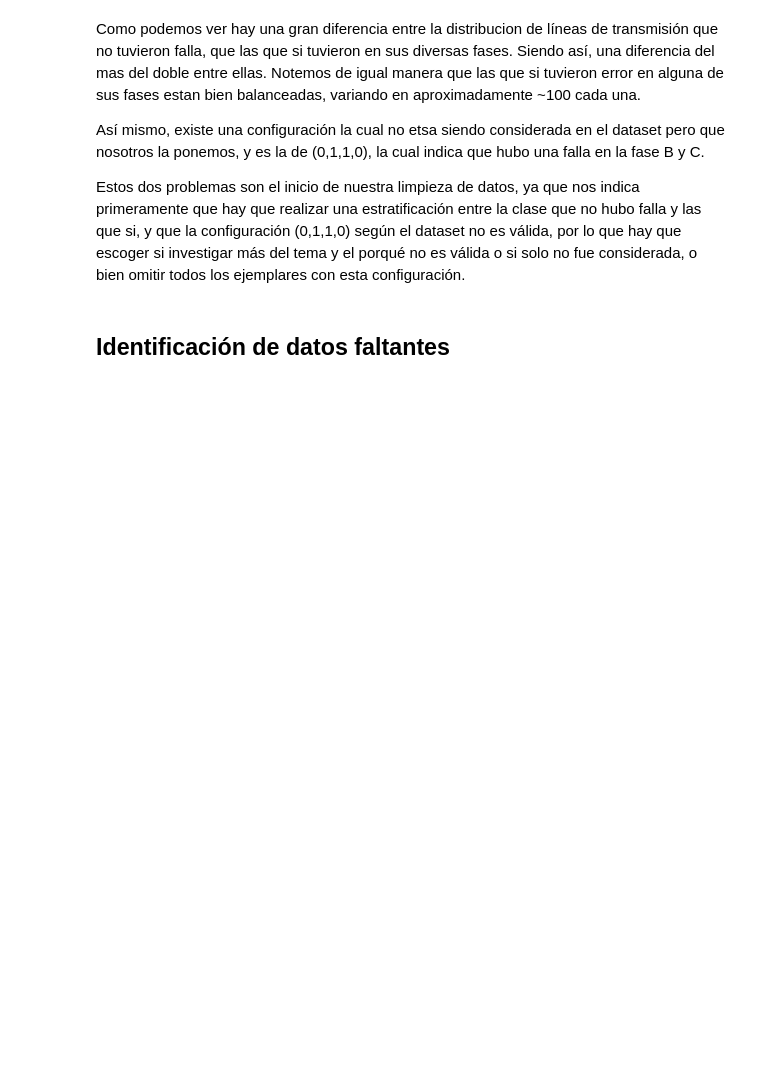
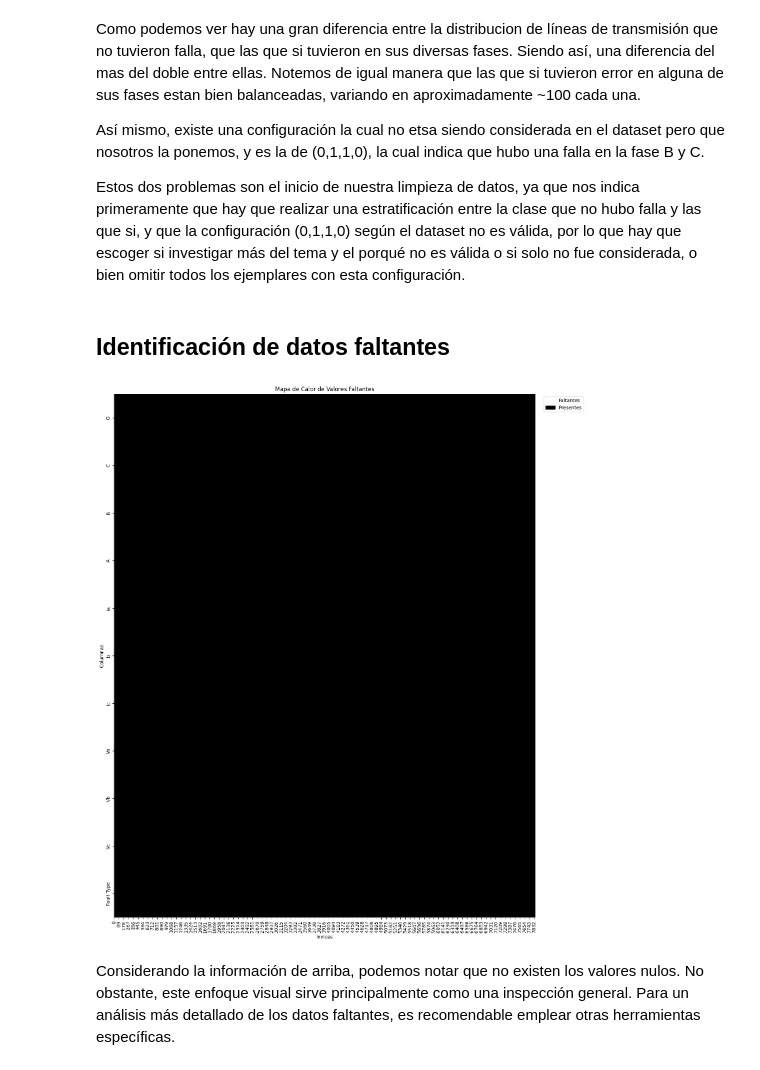
Before and after one commit to julian-rosas/red-neuronal-deteccion-fallas-energia, a Jupyter notebook: RedNeuronal.ipynb, the cells around one changed output. Saved outputs shown, nothing was run; the diff lists cells and outputs as text; code cells hidden in the pictures; blank space fills up the shorter version.

Commit message:
rango de columnas e identificacion de datos faltantes

```diff
--- a/RedNeuronal.ipynb
+++ b/RedNeuronal.ipynb
@@ -118,3 +118,25 @@ Así mismo, existe una configuración la cual no etsa siendo considerada en el d
 Estos dos problemas son el inicio de nuestra limpieza de datos, ya que nos indica primeramente que hay que realizar una estratificación entre la clase que no hubo falla y las que si, y que la configuración (0,1,1,0) según el dataset no es válida, por lo que hay que escoger si investigar más del tema y el porqué no es válida o si solo no fue considerada, o bien omitir todos los ejemplares con esta configuración.
 # %% [markdown]
 ## Identificación de datos faltantes
+# %%
+import matplotlib.patches as mpatches
+
+# Mapa de calor invertido con todas las columnas y leyenda
+plt.figure(figsize=(16, 20))
+sns.heatmap(df.isnull().transpose(), cbar=False, cmap="binary_r", yticklabels=True)
+plt.title("Mapa de Calor de Valores Faltantes")
+plt.xlabel("Índices")
+plt.ylabel("Columnas")
+
+# Añadir leyenda
+legend_labels = [
+    mpatches.Patch(color="white", label="Faltantes"),
+    mpatches.Patch(color="black", label="Presentes"),
+]
+plt.legend(handles=legend_labels, loc="upper right", bbox_to_anchor=(1.12, 1))
+plt.show()
+# %% [output]
+[figure, added]
+# %% [markdown]
+Considerando la información de arriba, podemos notar que no existen los valores nulos.
+No obstante, este enfoque visual sirve principalmente como una inspección general. Para un análisis más detallado de los datos faltantes, es recomendable emplear otras herramientas específicas.
```
Also changed, not shown: parts of 4 cells of this notebook.
